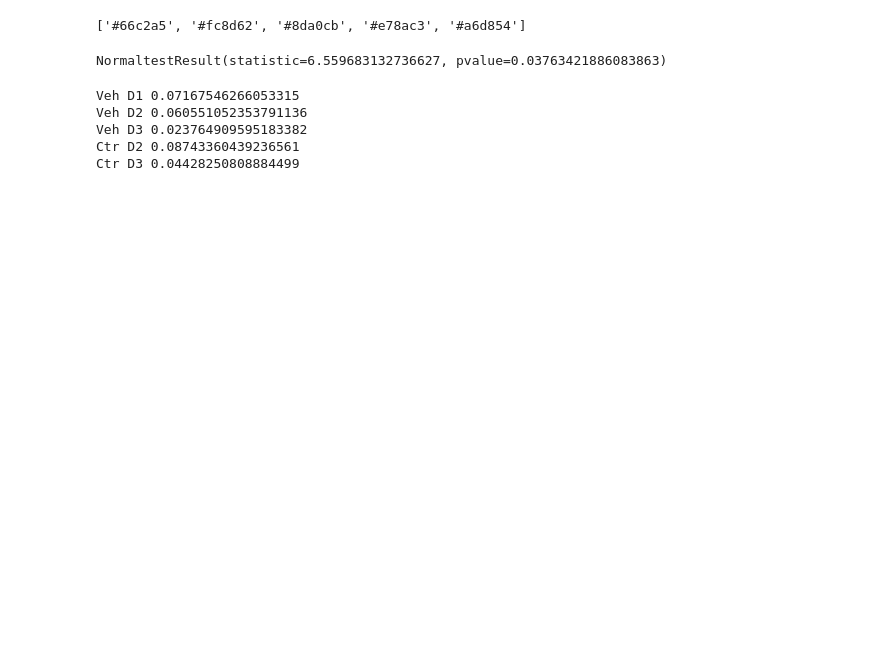
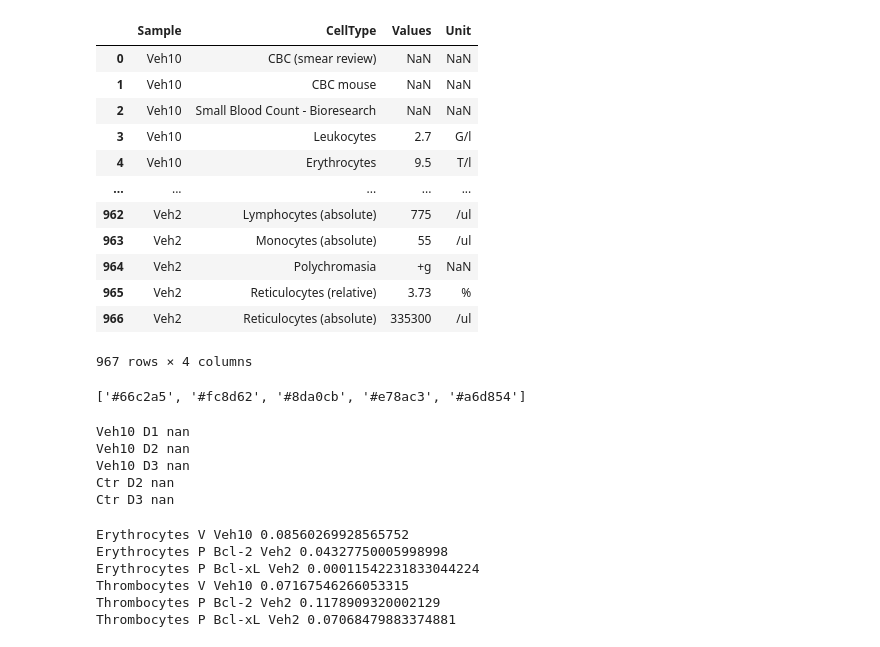
Before and after one commit to PrachTecha/Hadjab_iPain, a Jupyter notebook: IMG_BH_Blood/Notebook/06_Blood_cnt_plot.ipynb, the cells around one changed output. Saved outputs shown, nothing was run; the diff lists cells and outputs as text; code cells hidden in the pictures; blank space fills up the shorter version.

```diff
--- a/IMG_BH_Blood/Notebook/06_Blood_cnt_plot.ipynb
+++ b/IMG_BH_Blood/Notebook/06_Blood_cnt_plot.ipynb
@@ -5,3 +15,3 @@ import matplotlib.pyplot as plt
 # %%
-data = pd.read_excel('../data/prep.xlsx', header=None)
+data = pd.read_excel('../data/blood_prep.xlsx', header=None)
 # %%
@@ -9,2 +20,18 @@ data.columns = ['Sample','CellType','Values','Unit','Test']
+# %%
+data
+# %% [output]
+|  | Sample | CellType | Values | Unit |
+| 0 | Veh10 | CBC (smear review) | NaN | NaN |
+| 1 | Veh10 | CBC mouse | NaN | NaN |
+| 2 | Veh10 | Small Blood Count - Bioresearch | NaN | NaN |
+| 3 | Veh10 | Leukocytes | 2.7 | G/l |
+| 4 | Veh10 | Erythrocytes | 9.5 | T/l |
+| ... | ... | ... | ... | ... |
+| 962 | Veh2 | Lymphocytes (absolute) | 775 | /ul |
+| 963 | Veh2 | Monocytes (absolute) | 55 | /ul |
+| 964 | Veh2 | Polychromasia | +g | NaN |
+| 965 | Veh2 | Reticulocytes (relative) | 3.73 | % |
+| 966 | Veh2 | Reticulocytes (absolute) | 335300 | /ul |
+967 rows × 4 columns
 # %%
 data = data.dropna().reset_index(drop=True)
@@ -25,12 +48,8 @@ from scipy import stats
 list(sns.color_palette("Set2", 5).as_hex())
 # %% [output]
 ['#66c2a5', '#fc8d62', '#8da0cb', '#e78ac3', '#a6d854']
-# %%
-stats.normaltest(datas['Erythrocytes'].Values)
-# %% [output]
-NormaltestResult(statistic=6.559683132736627, pvalue=0.03763421886083863)
 # %%
-for c in ['Veh','Ctr']:
+for c in ['Veh10','Ctr']:
     t = ['D1','D2','D3']
     if c == 'Ctr':
         t = t[1:]
@@ -39,9 +58,26 @@ for c in ['Veh','Ctr']:
         b = datas['Thrombocytes'][datas['Thrombocytes'].Conditions == i].Values
         print(c,i,stats.ttest_ind(a,b)[1]/5)
 # %% [output]
-Veh D1 0.07167546266053315
-Veh D2 0.060551052353791136
-Veh D3 0.023764909595183382
-Ctr D2 0.08743360439236561
-Ctr D3 0.04428250808884499
+Veh10 D1 nan
+Veh10 D2 nan
+Veh10 D3 nan
+Ctr D2 nan
+Ctr D3 nan
+# %%
+for ct in ['Erythrocytes','Thrombocytes']:
+    for c in ['V', 'P Bcl-2', 'P Bcl-xL']:
+        if c.startswith('P'):
+            i = 'Veh2'
+        else:
+            i = 'Veh10'
+        a = datas[ct][datas[ct].Conditions == i].Values
+        b = datas[ct][datas[ct].Conditions == c].Values
+        print(ct,c,i,stats.ttest_ind(a,b)[1]/5)
+# %% [output]
+Erythrocytes V Veh10 0.08560269928565752
+Erythrocytes P Bcl-2 Veh2 0.04327750005998998
+Erythrocytes P Bcl-xL Veh2 0.00011542231833044224
+Thrombocytes V Veh10 0.07167546266053315
+Thrombocytes P Bcl-2 Veh2 0.1178909320002129
+Thrombocytes P Bcl-xL Veh2 0.07068479883374881
 # %%
```
Also changed, not shown: parts of 11 cells of this notebook, 5 other files.
